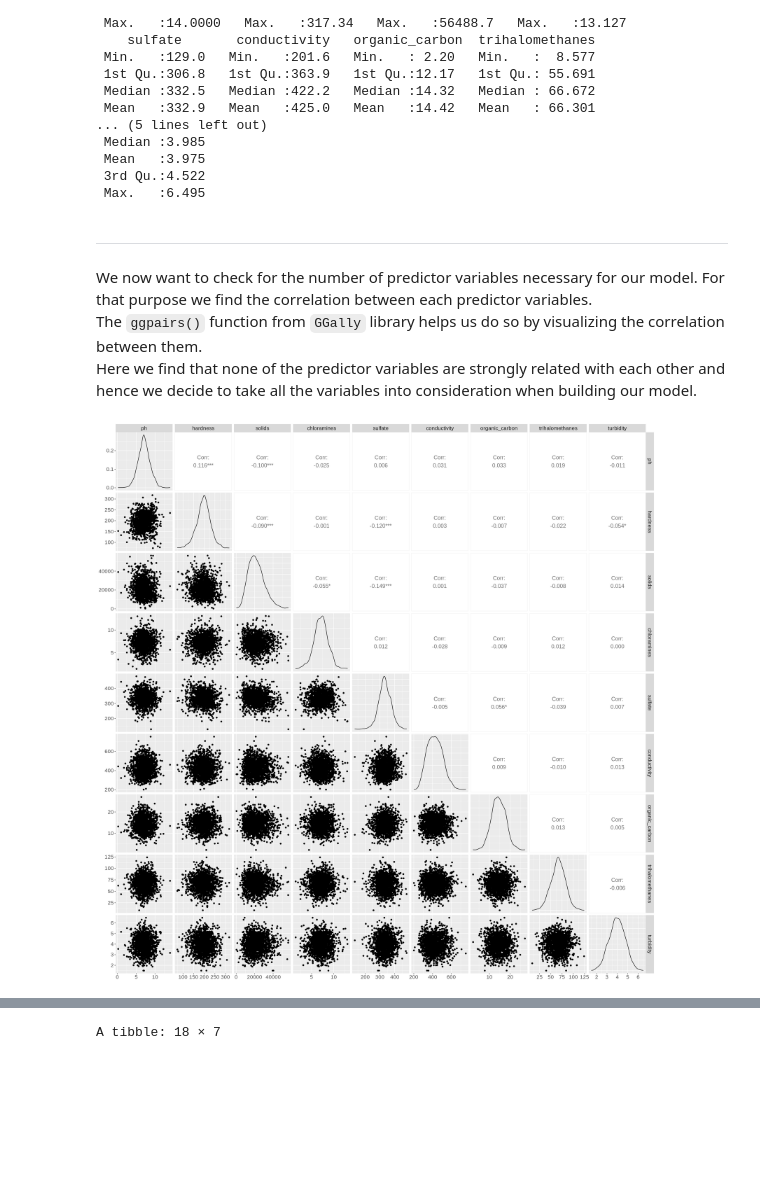
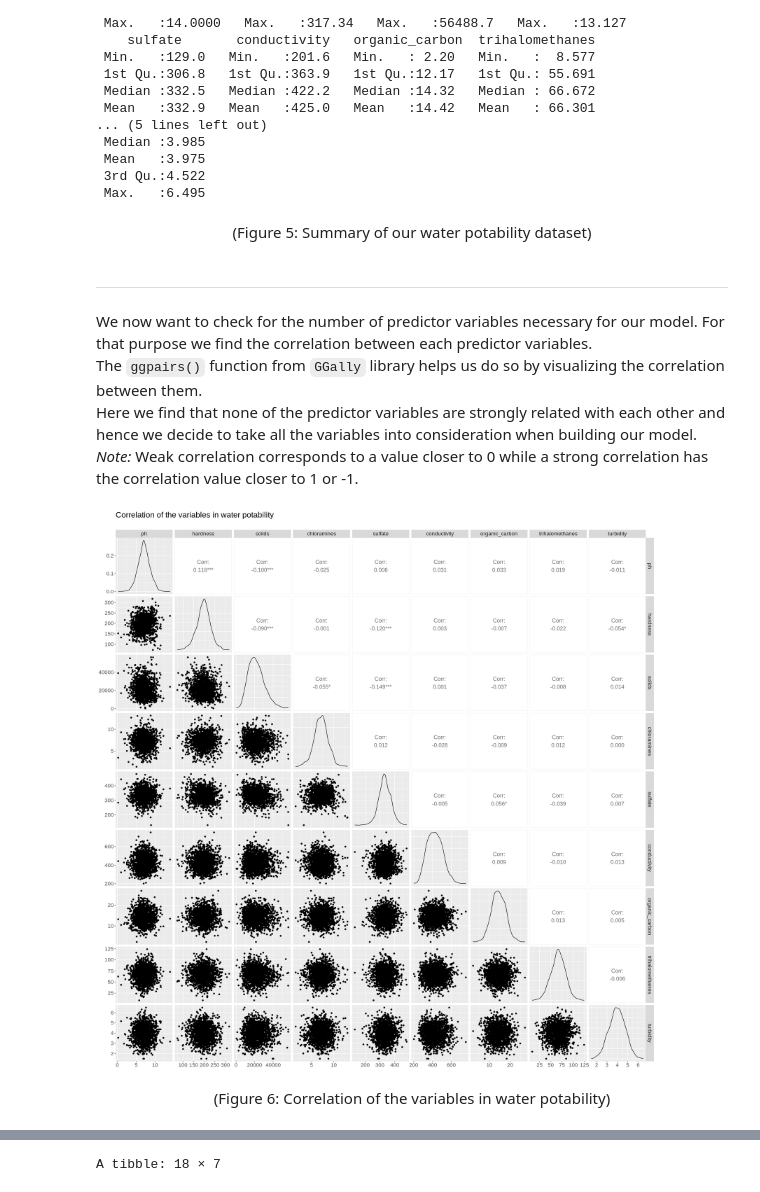
Before and after one commit to kashish1928/Dsci100_Group93_, a Jupyter notebook: Group-Project-Report.ipynb, the cells around one changed output, grey strips where cells are left out. Saved outputs shown, nothing was run; the diff lists cells and outputs as text; code cells hidden in the pictures; blank space fills up the shorter version.

```diff
--- a/Group-Project-Report.ipynb
+++ b/Group-Project-Report.ipynb
@@ -165,19 +165,24 @@ summary(water_train)
  Mean   :3.975
  3rd Qu.:4.522
  Max.   :6.495
+# %% [markdown]
+<center> (Figure 5: Summary of our water potability dataset) </center>
 # %% [markdown]
 <hr noshade>
 
 We now want to check for the number of predictor variables necessary for our model. For that purpose we find the correlation between each predictor variables. <br>
 The `ggpairs()` function from `GGally` library helps us do so by visualizing the correlation between them. <br>
-Here we find that none of the predictor variables are strongly related with each other and hence we decide to take all the variables into consideration when building our model.
+Here we find that none of the predictor variables are strongly related with each other and hence we decide to take all the variables into consideration when building our model. <br>
+<i>Note:</i> Weak correlation corresponds to a value closer to 0 while a strong correlation has the correlation value closer to 1 or -1.
 # %%
 options(repr.plot.width = 20, repr.plot.height = 20)
 
 water_eda <- water_train |>
     select(-potability)|>
-    ggpairs(upper = list(continuous = wrap("cor", size = 5))) + theme(text = element_text(size = 17))
+    ggpairs(title = "Correlation of the variables in water potability \n",upper = list(continuous = wrap("cor", size = 5))) + theme(text = element_text(size = 17))
 
 water_eda
 # %% [output]
-[figure, old version]
+[figure, new version]
+# %% [markdown]
+<center> (Figure 6: Correlation of the variables in water potability) </center>
```
Also changed, not shown: parts of 17 cells of this notebook.
